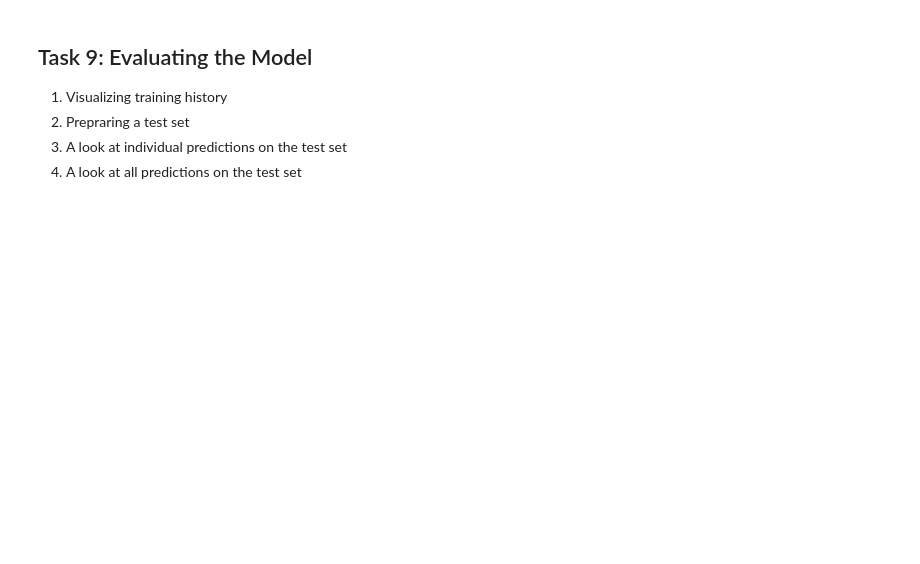
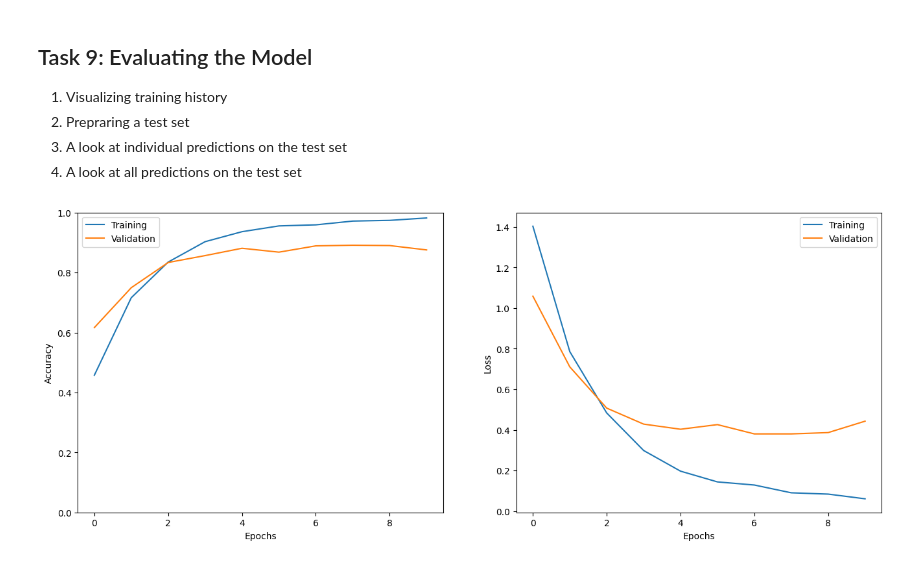
Before and after one commit to Shefali-sahu/Tweet-Emotion-Recognition, a Jupyter notebook: Tweet_Emotion_Recognition_Learner.ipynb, the cells around one changed output. Saved outputs shown, nothing was run; the diff lists cells and outputs as text; code cells hidden in the pictures; blank space fills up the shorter version.

```diff
--- a/Tweet_Emotion_Recognition_Learner.ipynb
+++ b/Tweet_Emotion_Recognition_Learner.ipynb
@@ -191,9 +195,8 @@ plt.show()
 # %% [output]
 [figure]
 # %%
-# classes_to_index = dict((c, i) for i, c in enumerate(classes))
+classes_to_index = dict((c, i) for i, c in enumerate(classes))
 
-classes_to_index = {'sadness': 0, 'joy': 1, 'love': 2, 'anger': 3, 'fear': 4, 'surprise': 5}
 index_to_classes = dict((v, k) for k, v in classes_to_index.items())
 # %%
 classes_to_index
@@ -250,3 +254,7 @@ Model: "sequential_2"
 
 1. Preparing a validation set
 2. Training the model
+# %%
+val_tweets, val_labels = get_tweet(val)
+val_seq = get_sequences(tokenizer, val_tweets)
+val_labels = names_to_ids(val_labels)
@@ -252,0 +266,7 @@ Model: "sequential_2"
+# %%
+h = model.fit(
+     padded_train_seq, train_labels,
+     validation_data=(val_seq, val_labels),
+     epochs=20,
+     callbacks=[tf.keras.callbacks.EarlyStopping(monitor='val_accuracy', patience=2)]
+)
@@ -257,3 +298,7 @@ Model: "sequential_2"
 2. Prepraring a test set
 3. A look at individual predictions on the test set
 4. A look at all predictions on the test set
+# %%
+show_history(h)
+# %% [output]
+[figure, added]
```
Also changed, not shown: parts of 15 cells of this notebook.
